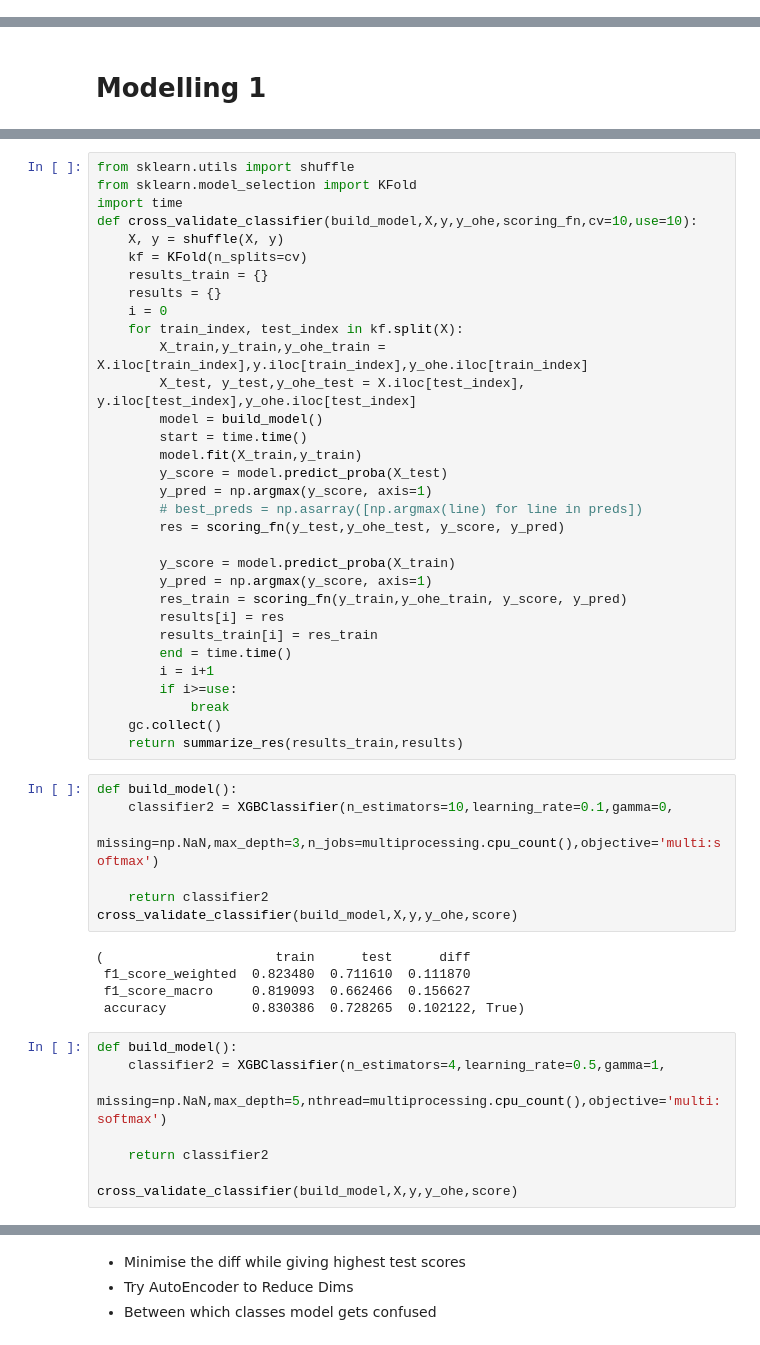
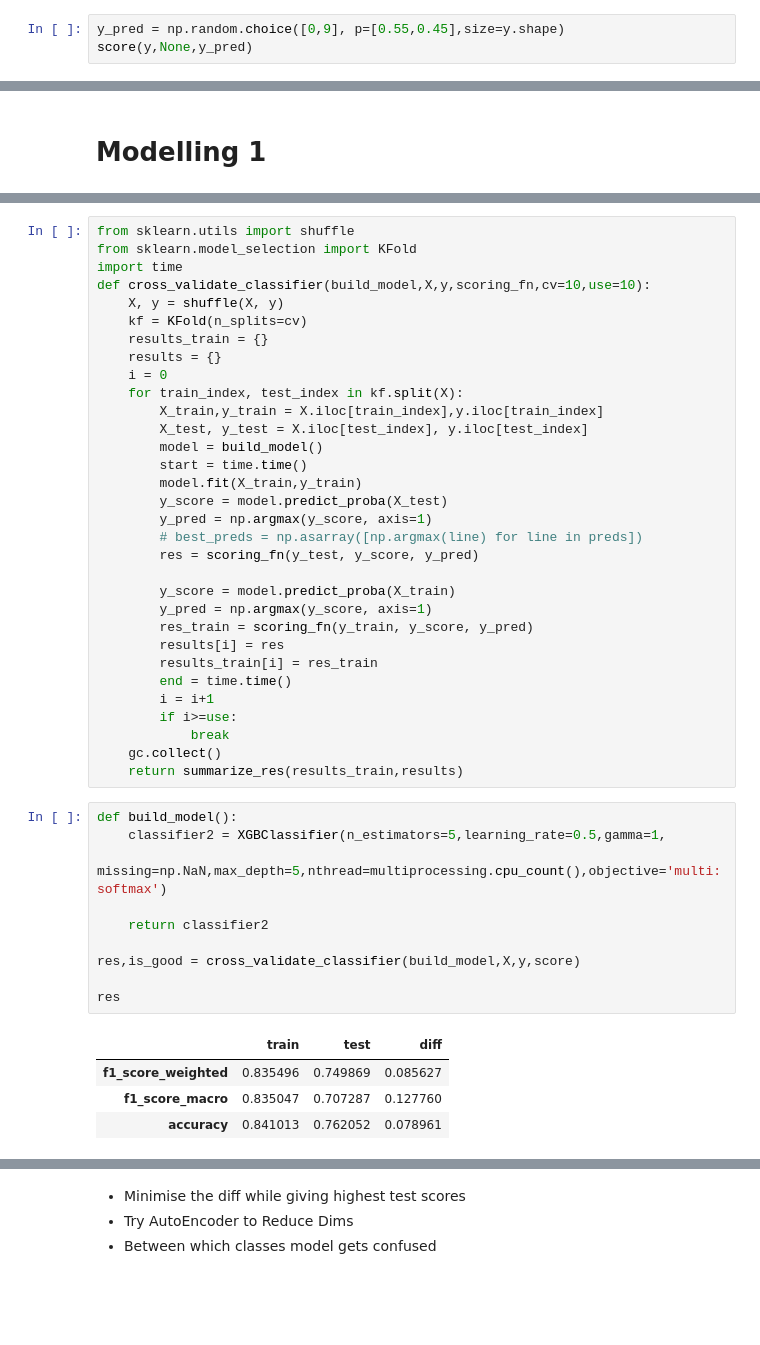
Before and after one commit to faizanahemad/data-science, a Jupyter notebook: exploration_projects/dont-overfit-internal/NB62904K7RGG.ipynb, the cells around one changed output, grey strips where cells are left out. Saved outputs shown, nothing was run; the diff lists cells and outputs as text; blank space fills up the shorter version.

```diff
--- a/exploration_projects/dont-overfit-internal/NB62904K7RGG.ipynb
+++ b/exploration_projects/dont-overfit-internal/NB62904K7RGG.ipynb
@@ -256,0 +302,3 @@ score(y,y_ohe,None,y_pred)
+# %%
+y_pred = np.random.choice([0,9], p=[0.55,0.45],size=y.shape)
+score(y,None,y_pred)
@@ -319,26 +322,26 @@ def summarize_res(train_results,test_results):
 from sklearn.utils import shuffle
 from sklearn.model_selection import KFold
 import time
-def cross_validate_classifier(build_model,X,y,y_ohe,scoring_fn,cv=10,use=10):
+def cross_validate_classifier(build_model,X,y,scoring_fn,cv=10,use=10):
     X, y = shuffle(X, y)
     kf = KFold(n_splits=cv)
     results_train = {}
     results = {}
     i = 0
     for train_index, test_index in kf.split(X):
-        X_train,y_train,y_ohe_train = X.iloc[train_index],y.iloc[train_index],y_ohe.iloc[train_index]
-        X_test, y_test,y_ohe_test = X.iloc[test_index], y.iloc[test_index],y_ohe.iloc[test_index]
+        X_train,y_train = X.iloc[train_index],y.iloc[train_index]
+        X_test, y_test = X.iloc[test_index], y.iloc[test_index]
         model = build_model()
         start = time.time()
         model.fit(X_train,y_train)
         y_score = model.predict_proba(X_test)
         y_pred = np.argmax(y_score, axis=1)
         # best_preds = np.asarray([np.argmax(line) for line in preds])
-        res = scoring_fn(y_test,y_ohe_test, y_score, y_pred)
+        res = scoring_fn(y_test, y_score, y_pred)
 
         y_score = model.predict_proba(X_train)
         y_pred = np.argmax(y_score, axis=1)
-        res_train = scoring_fn(y_train,y_ohe_train, y_score, y_pred)
+        res_train = scoring_fn(y_train, y_score, y_pred)
         results[i] = res
         results_train[i] = res_train
         end = time.time()
@@ -349,21 +352,16 @@ def cross_validate_classifier(build_model,X,y,y_ohe,scoring_fn,cv=10,use=10):
     return summarize_res(results_train,results)
 # %%
 def build_model():
-    classifier2 = XGBClassifier(n_estimators=10,learning_rate=0.1,gamma=0,
-                               missing=np.NaN,max_depth=3,n_jobs=multiprocessing.cpu_count(),objective='multi:softmax')
+    classifier2 = XGBClassifier(n_estimators=5,learning_rate=0.5,gamma=1,
+                               missing=np.NaN,max_depth=5,nthread=multiprocessing.cpu_count(),objective='multi:softmax')
 
     return classifier2
-cross_validate_classifier(build_model,X,y,y_ohe,score)
+
+res,is_good = cross_validate_classifier(build_model,X,y,score)
+
+res
 # %% [output]
-(                      train      test      diff
- f1_score_weighted  0.823480  0.711610  0.111870
- f1_score_macro     0.819093  0.662466  0.156627
- accuracy           0.830386  0.728265  0.102122, True)
+|  | train | test | diff |
+| f1_score_weighted | 0.835496 | 0.749869 | 0.085627 |
+| f1_score_macro | 0.835047 | 0.707287 | 0.127760 |
+| accuracy | 0.841013 | 0.762052 | 0.078961 |
-# %%
-def build_model():
-    classifier2 = XGBClassifier(n_estimators=4,learning_rate=0.5,gamma=1,
-                               missing=np.NaN,max_depth=5,nthread=multiprocessing.cpu_count(),objective='multi:softmax')
-
-    return classifier2
-
-cross_validate_classifier(build_model,X,y,y_ohe,score)
```
Also changed, not shown: parts of 49 cells of this notebook.
